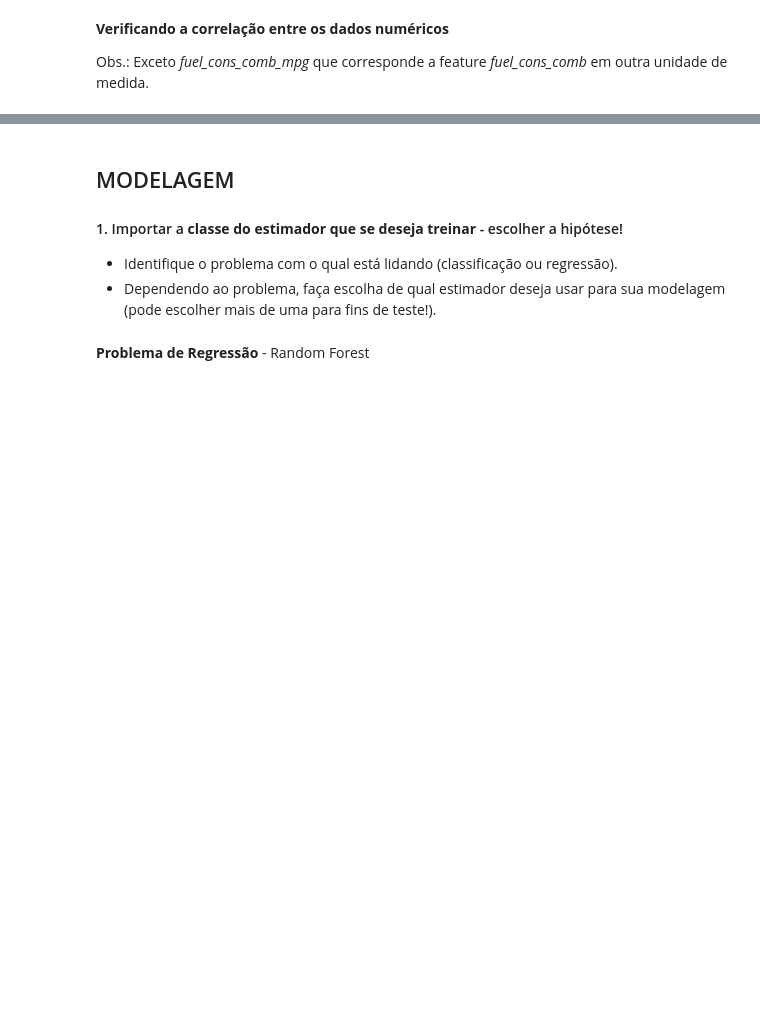
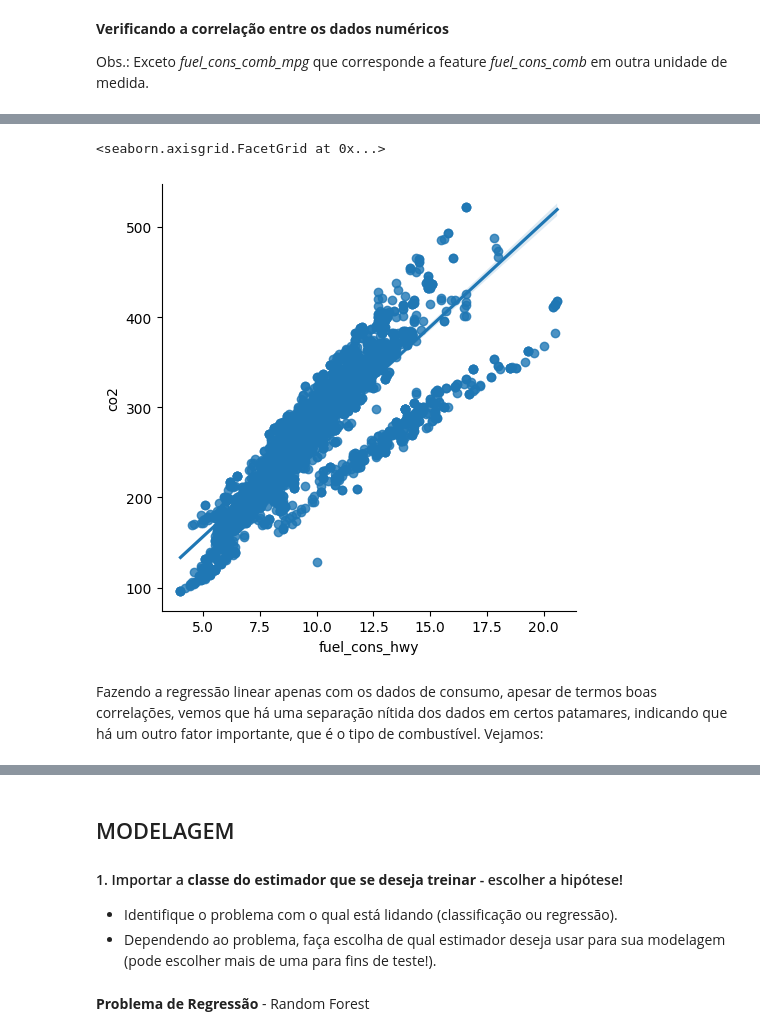
Before and after one commit to castroavila/projeto_estatistica_ii, a Jupyter notebook: Começando a pensar no projeto.ipynb, the cells around one changed output, grey strips where cells are left out. Saved outputs shown, nothing was run; the diff lists cells and outputs as text; code cells hidden in the pictures; blank space fills up the shorter version.

```diff
--- a/Começando a pensar no projeto.ipynb
+++ b/Começando a pensar no projeto.ipynb
@@ -218,0 +221,7 @@ sns.lmplot(x='fuel_cons_city', y='co2', data=data, hue='fuel_type')
+# %%
+sns.lmplot(x='fuel_cons_hwy', y='co2', data=data)
+# %% [output]
+<seaborn.axisgrid.FacetGrid at 0x...>
+[figure, added]
+# %% [markdown]
+Fazendo a regressão linear apenas com os dados de consumo, apesar de termos boas correlações, vemos que há uma separação nítida dos dados em certos patamares, indicando que há um outro fator importante, que é o tipo de combustível. Vejamos:
```
Also changed, not shown: parts of 30 cells of this notebook.
